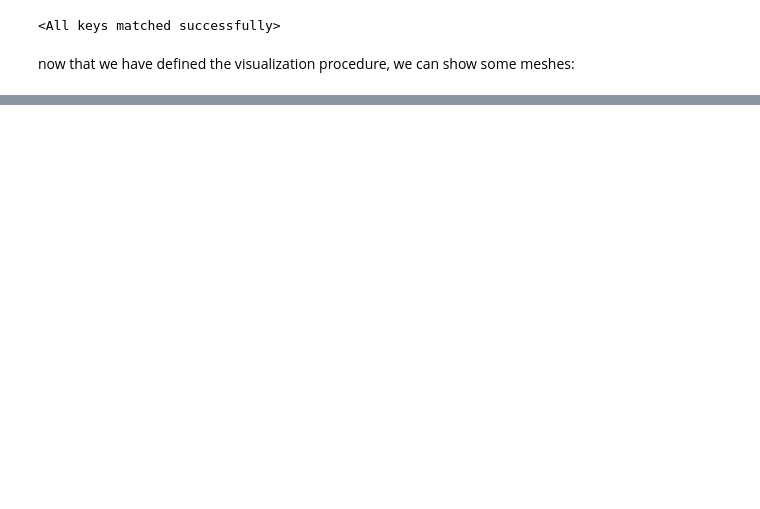
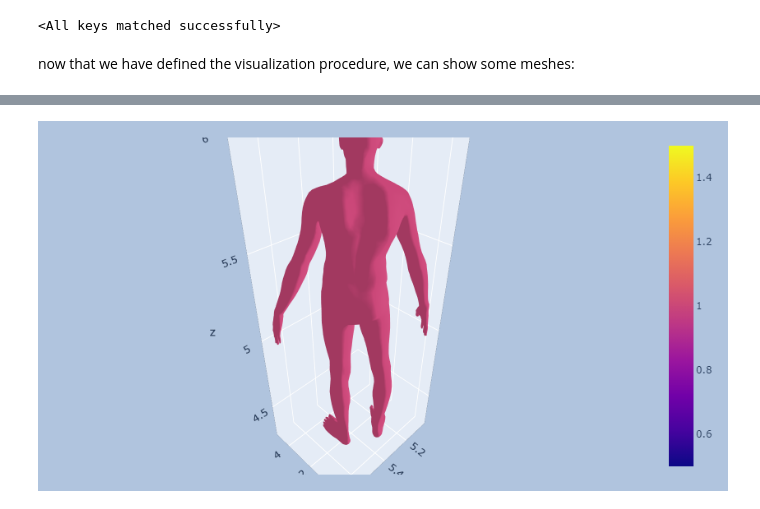
Before and after one commit to giorgio-mariani/Adversarial-Surfaces-via-Band-Limited-Perturbations, a Jupyter notebook: src/visualize.ipynb, the cells around one changed output, grey strips where cells are left out. Drawn from its saved outputs; the diff is of its cells as text; code cells hidden in the pictures; blank space fills up the shorter version.

Commit message:
added randomization of rotation and position

```diff
--- a/src/visualize.ipynb
+++ b/src/visualize.ipynb
@@ -86,0 +84,8 @@ visualize(mesh, intensity=intensity)
+# %%
+mesh = dataset[0]
+x = mesh.pos.clone()
+faust.transform_rotation_(mesh.pos)
+faust.transform_position_(mesh.pos,5,2.5)
+visualize(mesh)
+# %% [output]
+[figure, added]
```
Also changed, not shown: parts of 2 cells of this notebook, 4 other files.
